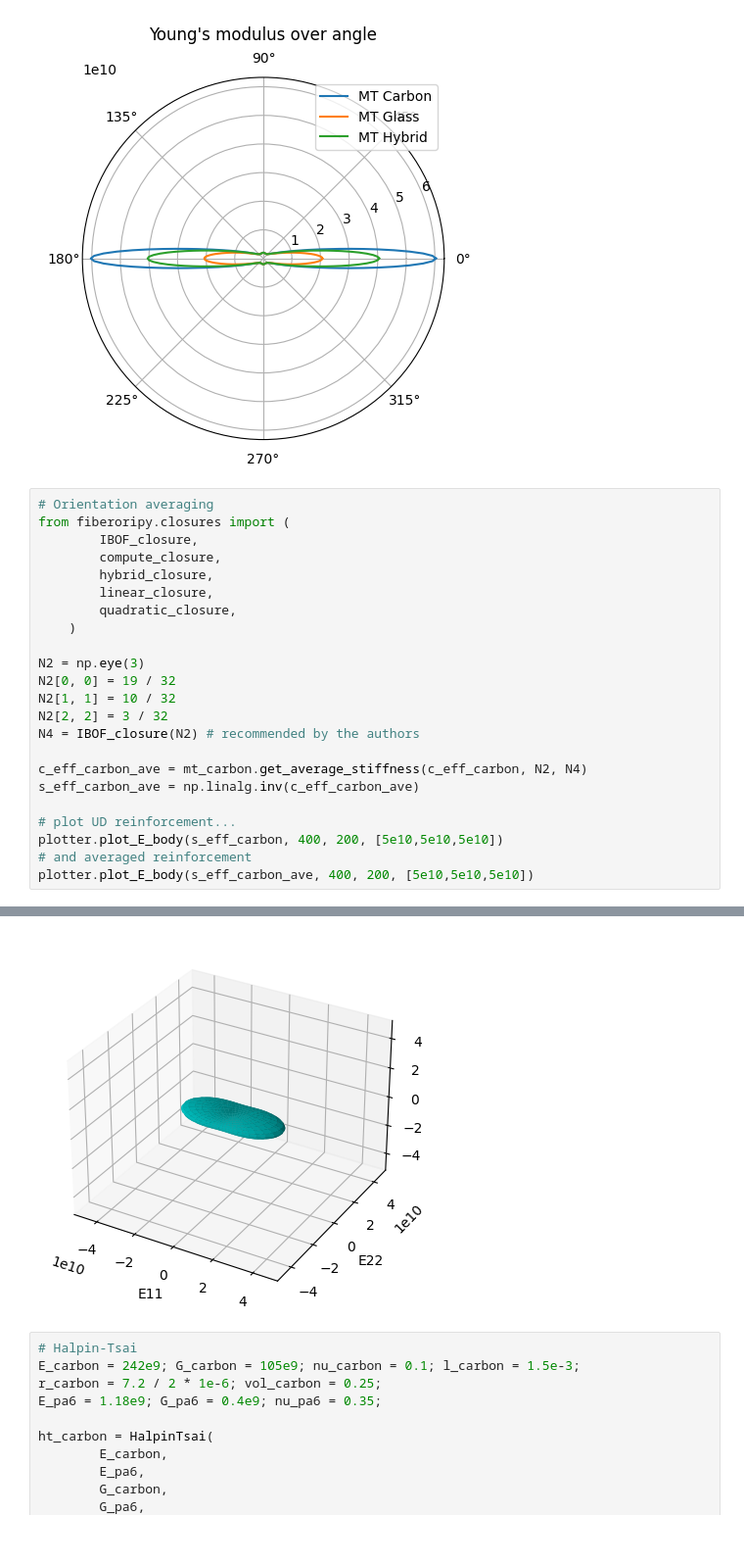
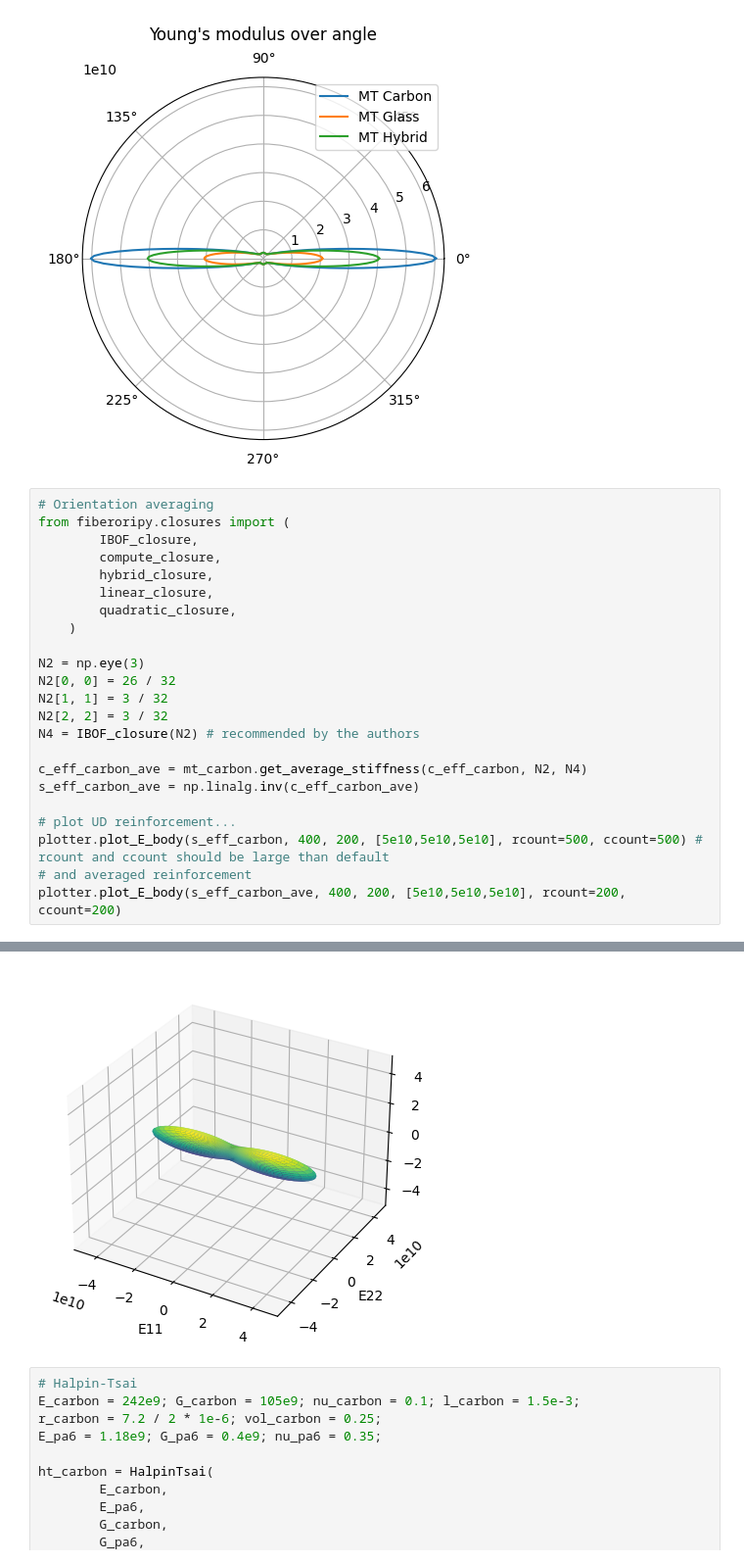
Before and after one commit to Extraweich/homopy, a Jupyter notebook: examples/MT_HT_plot.ipynb, the cells around one changed output, grey strips where cells are left out. Shown at 98% size. Drawn from its saved outputs; the diff is of its cells as text.

```diff
--- a/examples/MT_HT_plot.ipynb
+++ b/examples/MT_HT_plot.ipynb
@@ -53,8 +53,8 @@ from fiberoripy.closures import (
     )
 
 N2 = np.eye(3)
-N2[0, 0] = 19 / 32
-N2[1, 1] = 10 / 32
+N2[0, 0] = 26 / 32
+N2[1, 1] = 3 / 32
 N2[2, 2] = 3 / 32
 N4 = IBOF_closure(N2) # recommended by the authors
 
@@ -62,7 +62,7 @@ c_eff_carbon_ave = mt_carbon.get_average_stiffness(c_eff_carbon, N2, N4)
 s_eff_carbon_ave = np.linalg.inv(c_eff_carbon_ave)
 
 # plot UD reinforcement...
-plotter.plot_E_body(s_eff_carbon, 400, 200, [5e10,5e10,5e10])
+plotter.plot_E_body(s_eff_carbon, 400, 200, [5e10,5e10,5e10], rcount=500, ccount=500) # rcount and ccount should be large than default
 # and averaged reinforcement
-plotter.plot_E_body(s_eff_carbon_ave, 400, 200, [5e10,5e10,5e10])
+plotter.plot_E_body(s_eff_carbon_ave, 400, 200, [5e10,5e10,5e10], rcount=200, ccount=200)
 # %% [output]
@@ -70,4 +70,4 @@ plotter.plot_E_body(s_eff_carbon_ave, 400, 200, [5e10,5e10,5e10])
-[figure, old version]
+[figure, new version]
 # %%
 # Halpin-Tsai
 E_carbon = 242e9; G_carbon = 105e9; nu_carbon = 0.1; l_carbon = 1.5e-3;
```
Also changed, not shown: parts of 1 cell of this notebook, 4 other files.
